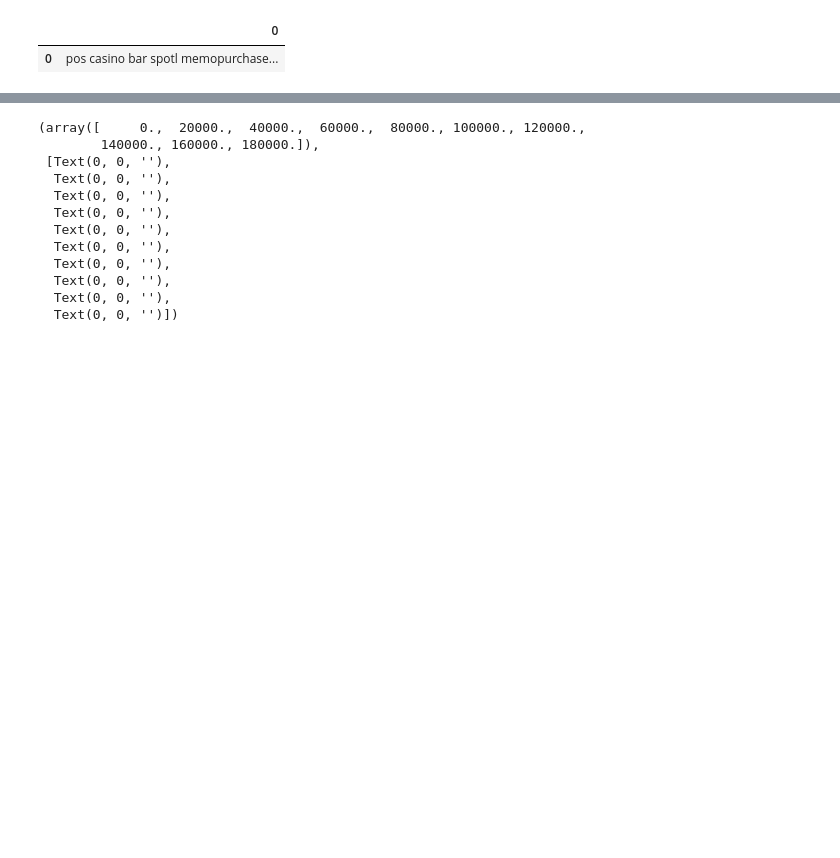
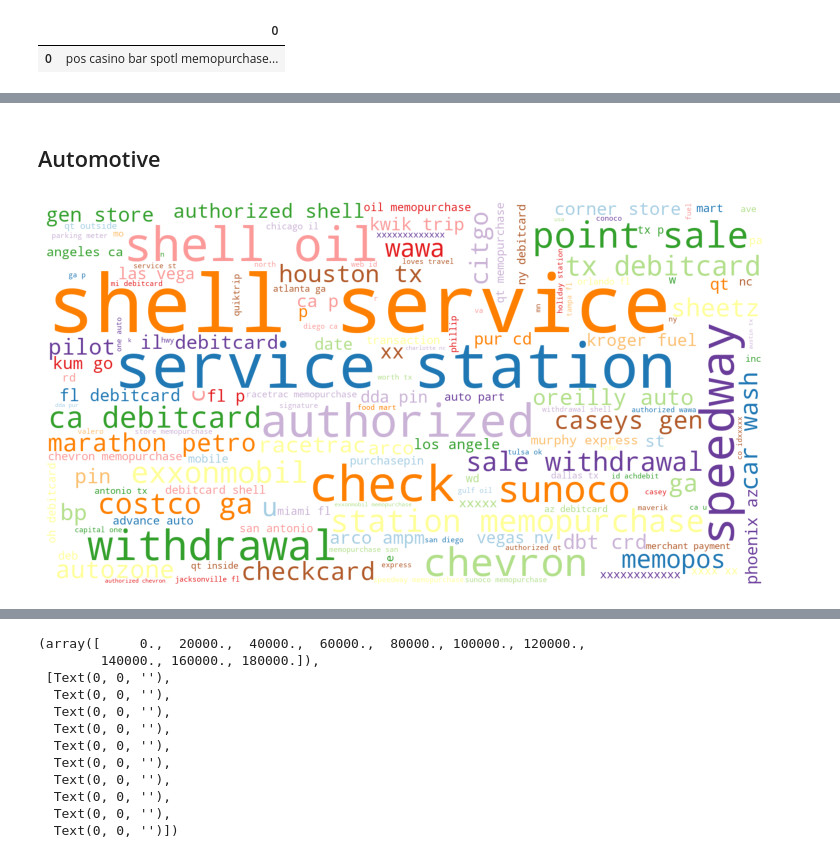
Before and after one commit to DSC180A/transaction_categorization, a Jupyter notebook: notebook/eda.ipynb, the cells around one changed output, grey strips where cells are left out. Cells and saved outputs as stored; diff of their text form; code cells hidden in the pictures; blank space fills up the shorter version.

Commit message:
sub-categories wordcloud created

```diff
--- a/notebook/eda.ipynb
+++ b/notebook/eda.ipynb
@@ -42,0 +40,3 @@ plt.show()
+# %%
+subcat = df.groupby('new_category').apply(lambda x:' '.join(x['Cleaned Text']))
+subcat
@@ -42,0 +54,14 @@ plt.show()
+# %% [markdown]
+## Automotive
+# %%
+wordcloud = WordCloud(width = 1500, height = 800,
+                background_color ='white',
+                stopwords=['card','purchase','pos','visa','debit'],
+                min_font_size = 10, max_words=150,colormap='Paired').generate_from_text(subcat.iloc[0])
+plt.figure(figsize = (10, 8), facecolor = None)
+plt.imshow(wordcloud)
+plt.axis("off")
+plt.tight_layout(pad = 0)
+plt.show()
+# %% [output]
+[figure, added]
```
Also changed, not shown: parts of 21 cells of this notebook.
